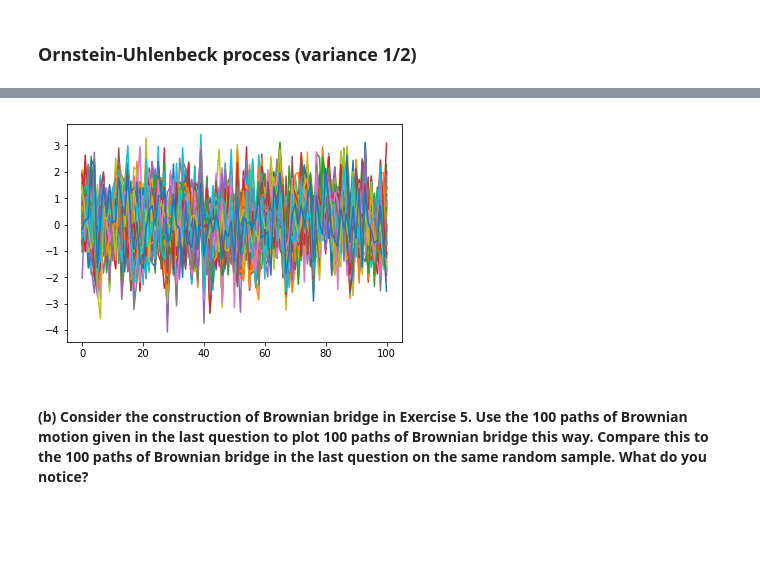
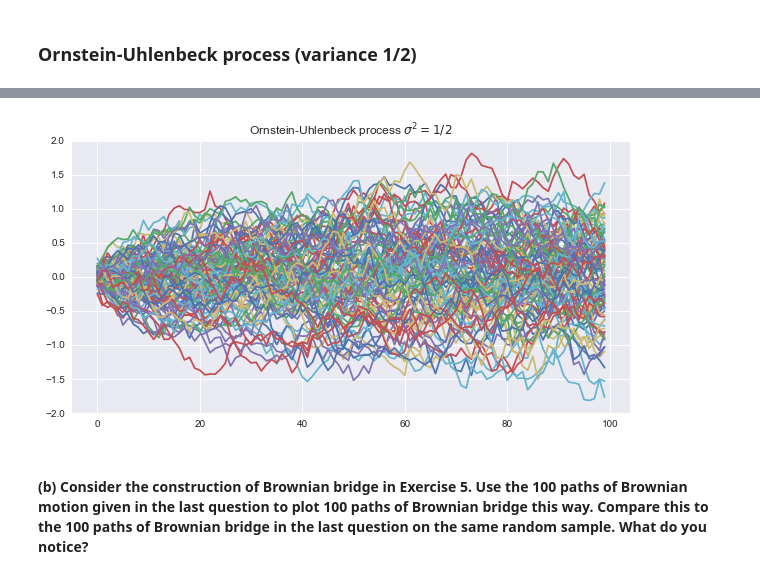
Before and after one commit to raj-rao-rr/MTH_5500, a Jupyter notebook: hw2_mth5500_rao_mahi_chernositov.ipynb, the cells around one changed output, grey strips where cells are left out. Saved outputs shown, nothing was run; the diff lists cells and outputs as text; code cells hidden in the pictures; blank space fills up the shorter version.

```diff
--- a/hw2_mth5500_rao_mahi_chernositov.ipynb
+++ b/hw2_mth5500_rao_mahi_chernositov.ipynb
@@ -130,9 +134,11 @@ array([[1.        , 0.51010067, 0.52040539, ..., 3.54966353, 3.62137149,
 # %%
 ouv_plot = np.array([np.dot(np.linalg.cholesky(ouv_cov), np.random.normal(loc=0, scale=1, size=100)) for _ in range(100)])
-# %%
-plt.plot(ouv_plot)
-plt.show()
-# %% [output]
-[figure, removed]
+# %%
+plt.figure(figsize=(10,5))
+plt.title('Ornstein-Uhlenbeck process $\sigma^{2}=1/2$')
+for i in ou_plot:
+    plt.plot(i)
+# %% [output]
+[figure, added]
 # %% [markdown]
 #### (b) Consider the construction of Brownian bridge in Exercise 5. Use the 100 paths of Brownian motion given in the last question to plot 100 paths of Brownian bridge this way. Compare this to the 100 paths of Brownian bridge in the last question on the same random sample. What do you notice?
```
Also changed, not shown: parts of 13 cells of this notebook.
